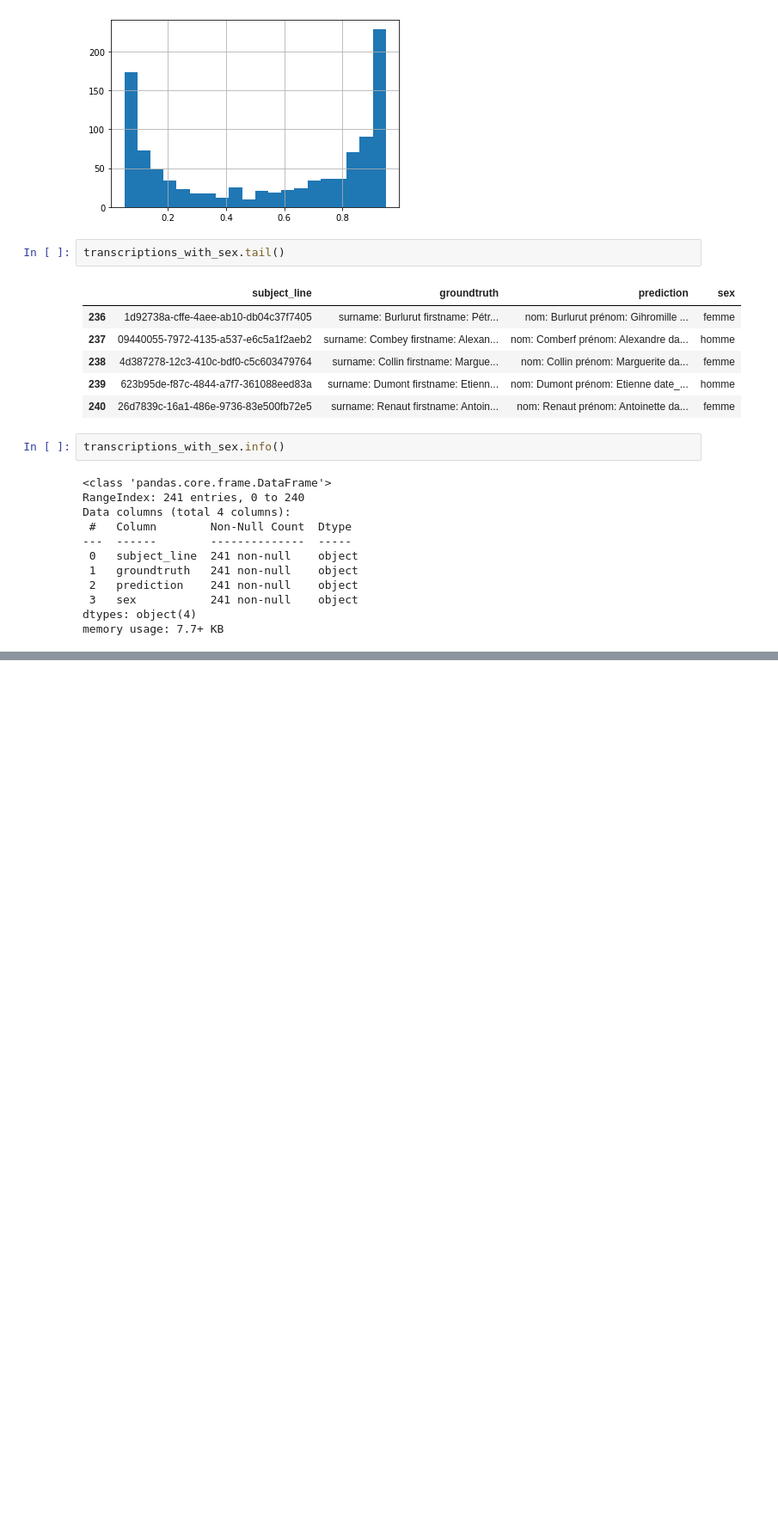
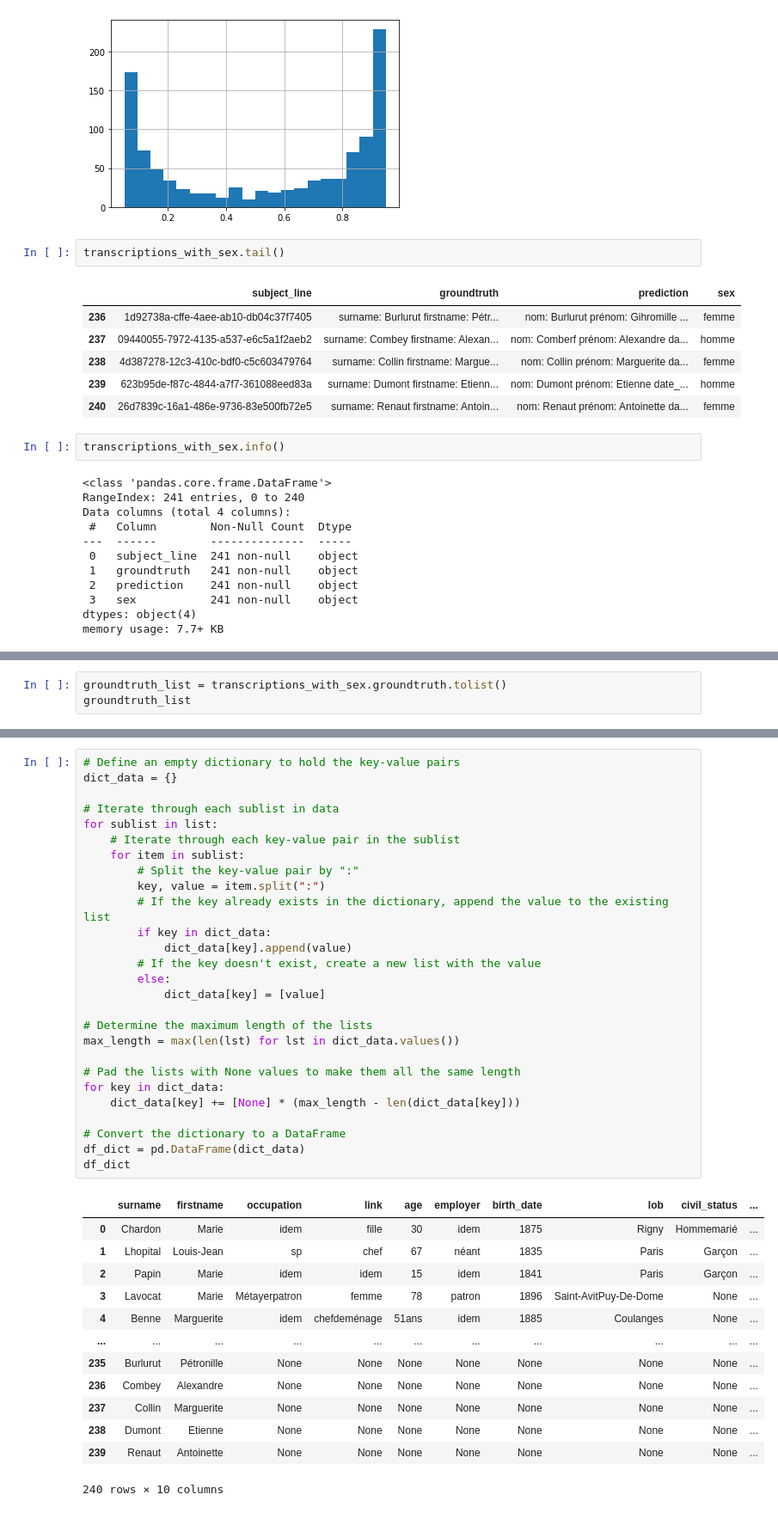
Before and after one commit to timtheuz/nlp_ensae_projet, a Jupyter notebook: main.ipynb, the cells around one changed output, grey strips where cells are left out. Shown: that part at 86% size. Drawn from its saved outputs; the diff is of its cells as text; blank space fills up the shorter version.

Commit message:
first models

```diff
--- a/main.ipynb
+++ b/main.ipynb
@@ -209,0 +154,3 @@ print(df)
+# %%
+groundtruth_list = transcriptions_with_sex.groundtruth.tolist()
+groundtruth_list
@@ -209,0 +426,41 @@ print(df)
+# %%
+# Define an empty dictionary to hold the key-value pairs
+dict_data = {}
+
+# Iterate through each sublist in data
+for sublist in list:
+    # Iterate through each key-value pair in the sublist
+    for item in sublist:
+        # Split the key-value pair by ":"
+        key, value = item.split(":")
+        # If the key already exists in the dictionary, append the value to the existing list
+        if key in dict_data:
+            dict_data[key].append(value)
+        # If the key doesn't exist, create a new list with the value
+        else:
+            dict_data[key] = [value]
+
+# Determine the maximum length of the lists
+max_length = max(len(lst) for lst in dict_data.values())
+
+# Pad the lists with None values to make them all the same length
+for key in dict_data:
+    dict_data[key] += [None] * (max_length - len(dict_data[key]))
+
+# Convert the dictionary to a DataFrame
+df_dict = pd.DataFrame(dict_data)
+df_dict
+# %% [output]
+|  | surname | firstname | occupation | link | age | employer | birth_date | lob | civil_status | ... |
+| 0 | Chardon | Marie | idem | fille | 30 | idem | 1875 | Rigny | Hommemarié | ... |
+| 1 | Lhopital | Louis-Jean | sp | chef | 67 | néant | 1835 | Paris | Garçon | ... |
+| 2 | Papin | Marie | idem | idem | 15 | idem | 1841 | Paris | Garçon | ... |
+| 3 | Lavocat | Marie | Métayerpatron | femme | 78 | patron | 1896 | Saint-AvitPuy-De-Dome | None | ... |
+| 4 | Benne | Marguerite | idem | chefdeménage | 51ans | idem | 1885 | Coulanges | None | ... |
+| ... | ... | ... | ... | ... | ... | ... | ... | ... | ... | ... |
+| 235 | Burlurut | Pétronille | None | None | None | None | None | None | None | ... |
+| 236 | Combey | Alexandre | None | None | None | None | None | None | None | ... |
+| 237 | Collin | Marguerite | None | None | None | None | None | None | None | ... |
+| 238 | Dumont | Etienne | None | None | None | None | None | None | None | ... |
+| 239 | Renaut | Antoinette | None | None | None | None | None | None | None | ... |
+240 rows × 10 columns
```
Also changed, not shown: parts of 46 cells of this notebook, 1 other file.
